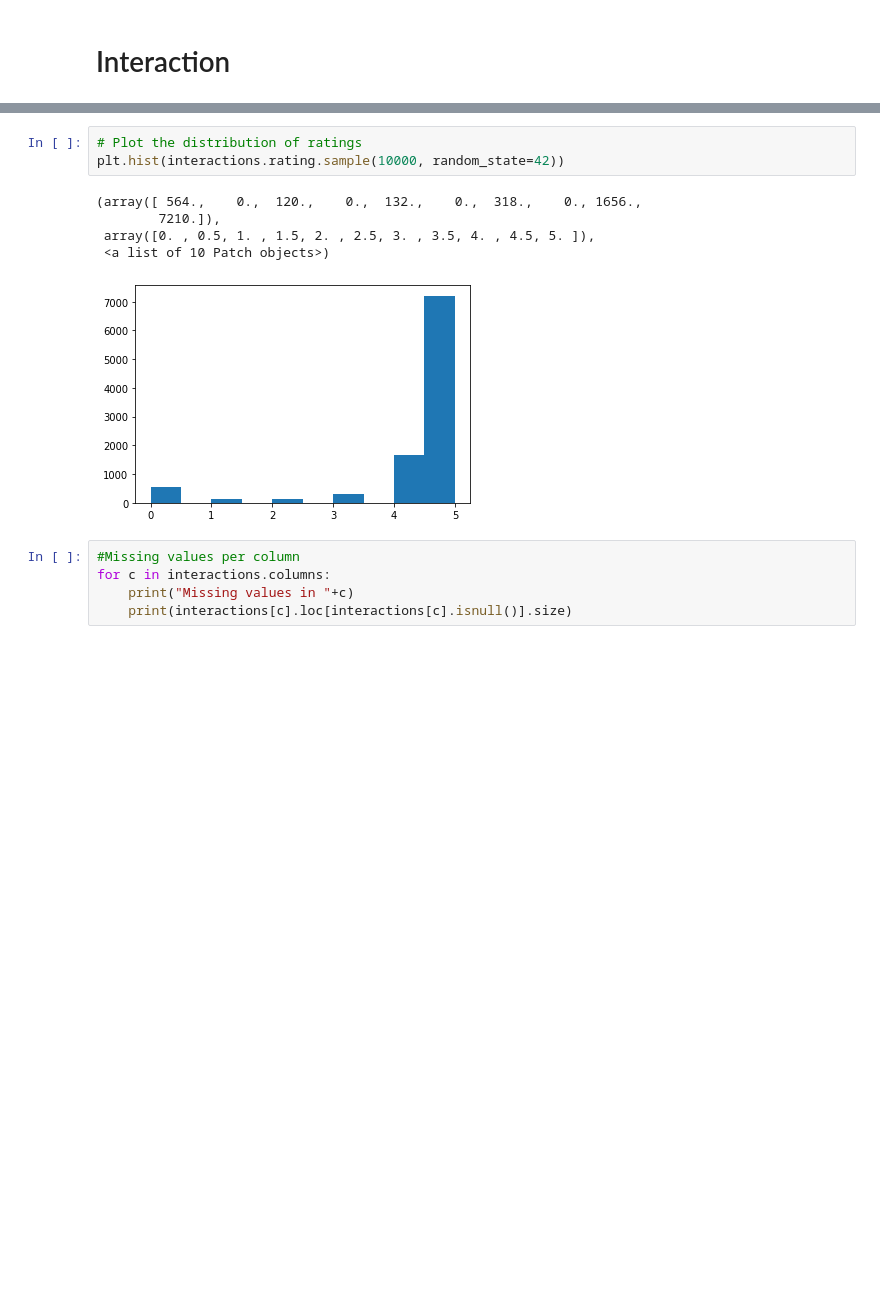
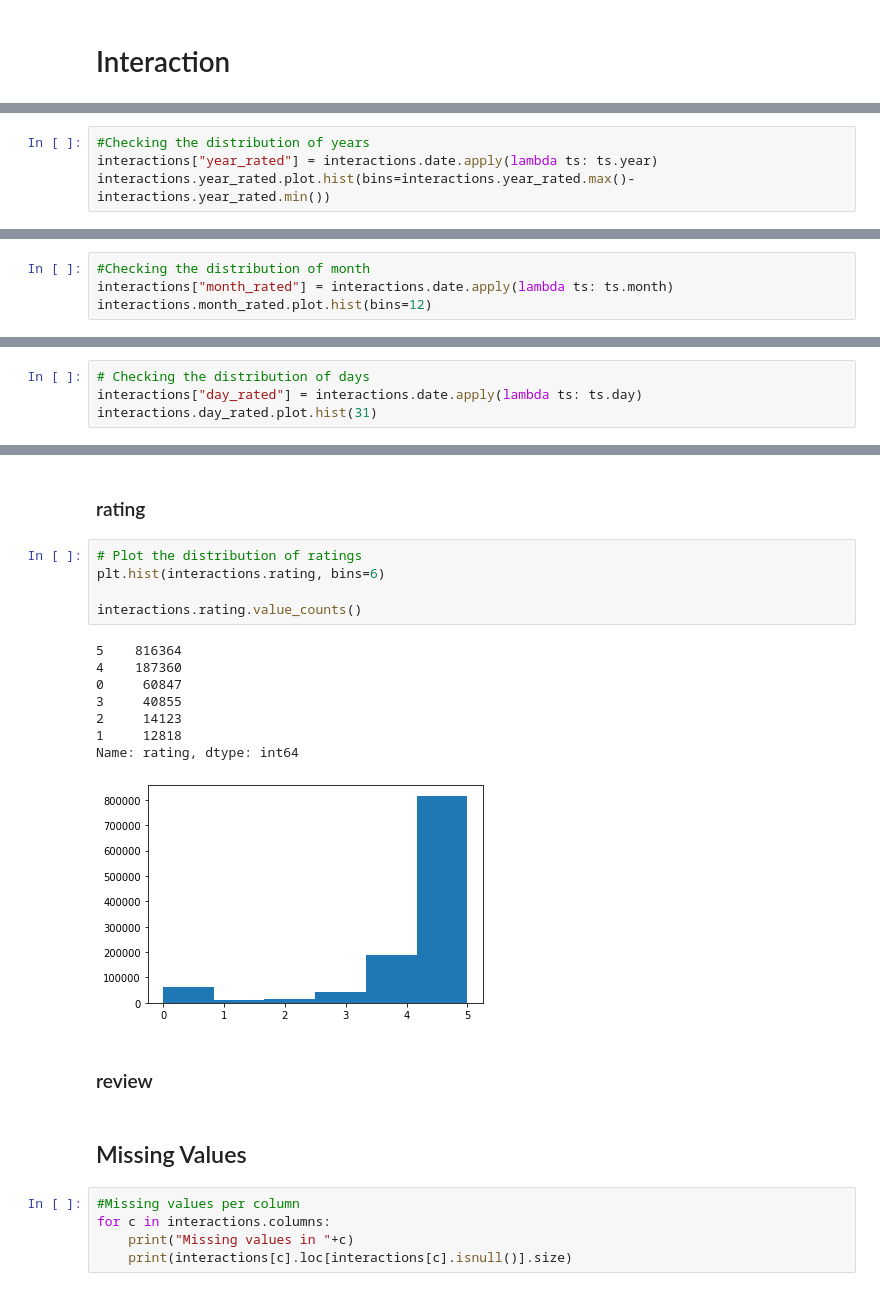
Before and after one commit to CaroHolt/WebMiningRecipeProject, a Jupyter notebook: Project_Exploring.ipynb, the cells around one changed output, grey strips where cells are left out. Drawn from its saved outputs; the diff is of its cells as text; blank space fills up the shorter version.

```diff
--- a/Project_Exploring.ipynb
+++ b/Project_Exploring.ipynb
@@ -495,0 +731,4 @@ interactions.describe(include=np.object)
+# %%
+#Checking the distribution of years
+interactions["year_rated"] = interactions.date.apply(lambda ts: ts.year)
+interactions.year_rated.plot.hist(bins=interactions.year_rated.max()-interactions.year_rated.min())
@@ -495,0 +738,4 @@ interactions.describe(include=np.object)
+# %%
+#Checking the distribution of month
+interactions["month_rated"] = interactions.date.apply(lambda ts: ts.month)
+interactions.month_rated.plot.hist(bins=12)
@@ -495,0 +745,4 @@ interactions.describe(include=np.object)
+# %%
+# Checking the distribution of days
+interactions["day_rated"] = interactions.date.apply(lambda ts: ts.day)
+interactions.day_rated.plot.hist(31)
@@ -496,12 +766,23 @@ interactions.describe(include=np.object)
+# %% [markdown]
+### rating
 # %%
 # Plot the distribution of ratings
-plt.hist(interactions.rating.sample(10000, random_state=42))
+plt.hist(interactions.rating, bins=6)
+
+interactions.rating.value_counts()
 # %% [output]
-(array([ 564.,    0.,  120.,    0.,  132.,    0.,  318.,    0., 1656.,
-        7210.]),
- array([0. , 0.5, 1. , 1.5, 2. , 2.5, 3. , 3.5, 4. , 4.5, 5. ]),
- <a list of 10 Patch objects>)
+5    816364
+4    187360
+0     60847
+3     40855
+2     14123
+1     12818
+Name: rating, dtype: int64
-[figure, old version]
+[figure, new version]
+# %% [markdown]
+### review
+# %% [markdown]
+## Missing Values
 # %%
 #Missing values per column
 for c in interactions.columns:
```
Also changed, not shown: parts of 47 cells of this notebook.
